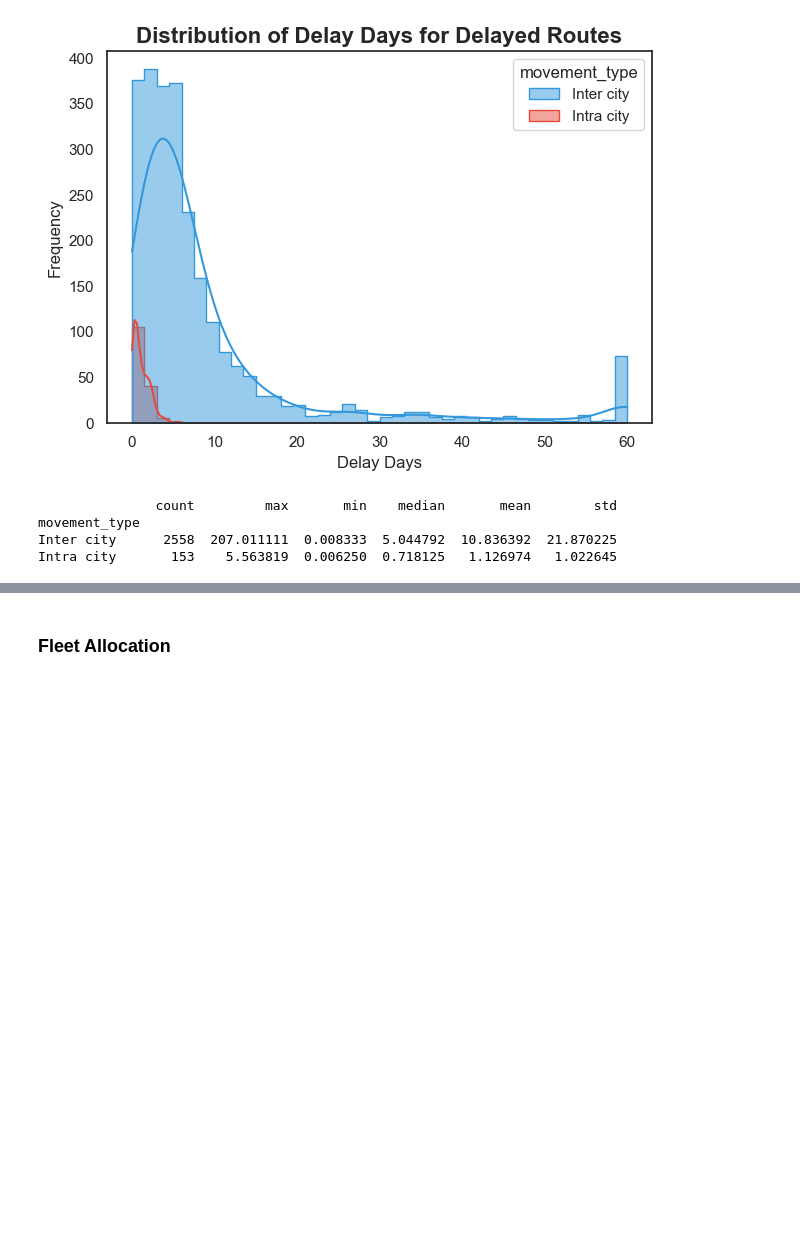
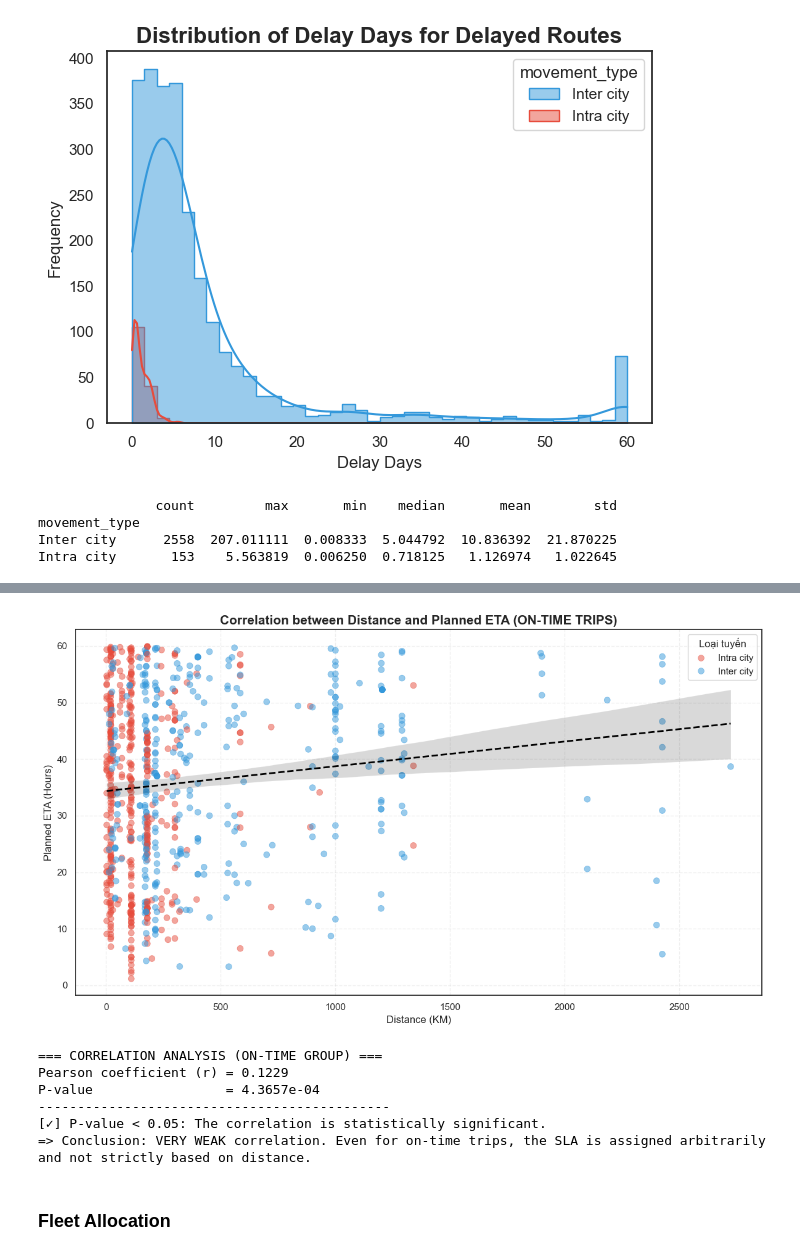
Before and after one commit to dartanyan910/freight-delay-root-cause-analysis, a Jupyter notebook: code/02_analysis.ipynb, the cells around one changed output, grey strips where cells are left out. Cells and saved outputs as stored; diff of their text form; code cells hidden in the pictures; blank space fills up the shorter version.

```diff
--- a/code/02_analysis.ipynb
+++ b/code/02_analysis.ipynb
@@ -381,3 +395,69 @@ Pearson coeficient (r) = 0.0144
+# %%
+if 'planned_eta_hours' not in df.columns:
+    df['planned_eta_hours'] = df['planned_eta'].dt.total_seconds() / 3600
+
+ontime_df = df[(df['planned_eta_hours'] > 0) & (df['ontime'] == 'Yes')].copy()
+
+plt.figure(figsize=(12, 7))
+
+sns.scatterplot(
+    data=ontime_df,
+    x='transportation_distance_km',
+    y='planned_eta_hours',
+    hue='movement_type',
+    palette={'Intra city': '#E74C3C', 'Inter city': '#3498DB'},
+    alpha=0.5,
+    edgecolor=None,
+    s=50
+)
+
+sns.regplot(
+    data=ontime_df,
+    x='transportation_distance_km',
+    y='planned_eta_hours',
+    scatter=False,
+    color='black',
+    line_kws={'linestyle':'--', 'linewidth': 2}
+)
+
+plt.title('Correlation between Distance and Planned ETA (ON-TIME TRIPS)', fontsize=15, fontweight='bold')
+plt.xlabel('Distance (KM)', fontsize=12)
+plt.ylabel('Planned ETA (Hours)', fontsize=12)
+plt.legend(title='Loại tuyến', fontsize=11)
+plt.grid(axis='both', alpha=0.3, linestyle='--')
+
+plt.tight_layout()
+plt.show()
+
+valid_data = ontime_df[['transportation_distance_km', 'planned_eta_hours']].dropna()
+
+correlation, p_value = pearsonr(valid_data['transportation_distance_km'], valid_data['planned_eta_hours'])
+
+print("=== CORRELATION ANALYSIS (ON-TIME GROUP) ===")
+print(f"Pearson coefficient (r) = {correlation:.4f}")
+print(f"P-value                 = {p_value:.4e}")
+print("-" * 45)
+
+if p_value < 0.05:
+    print("[✓] P-value < 0.05: The correlation is statistically significant.")
+
+    if abs(correlation) < 0.3:
+        print("=> Conclusion: VERY WEAK correlation. Even for on-time trips, the SLA is assigned arbitrarily and not strictly based on distance.")
+    elif abs(correlation) < 0.7:
+        print("=> Conclusion: MODERATE correlation. The SLA is adjusted based on distance, allowing sufficient time for completion.")
+    else:
+        print("=> Conclusion: STRONG correlation. Successful trips are driven by SLAs tightly coupled with the travel distance.")
+else:
+    print("[!] P-value >= 0.05: NOT statistically significant.")
+    print("=> Conclusion: Insufficient statistical evidence to claim a relationship between distance and SLA in this group.")
+# %% [output]
+[figure, added]
+=== CORRELATION ANALYSIS (ON-TIME GROUP) ===
+Pearson coefficient (r) = 0.1229
+P-value                 = 4.3657e-04
+---------------------------------------------
+[✓] P-value < 0.05: The correlation is statistically significant.
+=> Conclusion: VERY WEAK correlation. Even for on-time trips, the SLA is assigned arbitrarily and not strictly based on distance.
 # %% [markdown]
 ### Fleet Allocation
 # %%
```
Also changed, not shown: parts of 4 cells of this notebook.
